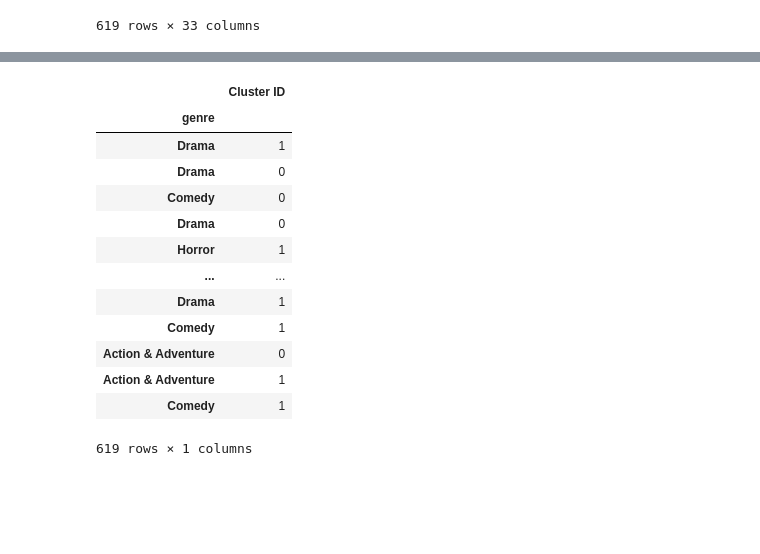
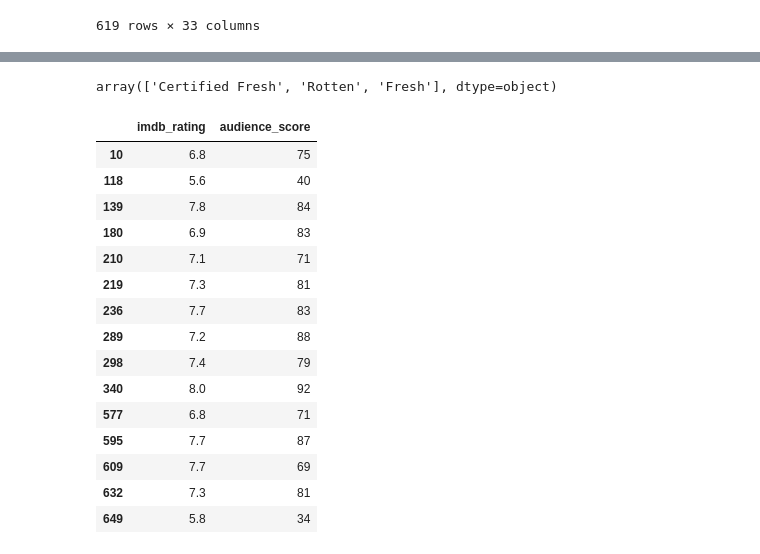
Before and after one commit to JasonTPhillipsJr/DataProcessing_P4, a Jupyter notebook: Project4.ipynb, the cells around one changed output, grey strips where cells are left out. Cells and saved outputs as stored; diff of their text form; code cells hidden in the pictures; blank space fills up the shorter version.

```diff
--- a/Project4.ipynb
+++ b/Project4.ipynb
@@ -36,3 +38,30 @@ df
 | 649 | 650 | Around the World in 80 Days | Feature Film | Action & Adventure | 120.0 | PG | Buena Vista Pictures | 2004 | ... |
 | 650 | 651 | LOL | Feature Film | Comedy | 97.0 | PG-13 | Lionsgate Films | 2012 | ... |
 619 rows × 33 columns
+# %%
+"""
+Before we proceed with anything else, we need to convert USEFUL columns to INTs
+We need columns that would help cluster a movie genre. i.e ratings, director, studios, etc.
+Some will need a simple replace to convert a string to a number.
+Others will need a different function to assign every unique string with a unique number.
+
+#Replacing Strings with numbers to use in a Cluster Model.
+df['mpaa_rating'] = df['mpaa_rating'].replace('NC-17', 6)
+df['mpaa_rating'] = df['mpaa_rating'].replace('Unrated', 5)
+df['mpaa_rating'] = df['mpaa_rating'].replace('R', 4)
+df['mpaa_rating'] = df['mpaa_rating'].replace('PG-13', 3)
+df['mpaa_rating'] = df['mpaa_rating'].replace('PG', 2)
+df['mpaa_rating'] = df['mpaa_rating'].replace('G', 1)
+
+
+#Replacing all yes/no answers with numbers.
+df = df.replace('yes', 1)
+df = df.replace('no', 0)
+
+#Replace film type with numbers
+df['title_type'] = df['title_type'].replace('Feature Film', 1)
+df['title_type'] = df['title_type'].replace('Documentary', 2)
+df['title_type'] = df['title_type'].replace('TV Movie', 3)
+
+df
+"""
@@ -38,0 +70,3 @@ df
+# %%
+df =df[df.top200_box == 'yes']
+df
@@ -39,36 +91,42 @@ df
+# %%
+df['critics_rating'].unique()
+# %% [output]
+array(['Certified Fresh', 'Rotten', 'Fresh'], dtype=object)
 # %%
 """
 What we are trying to do: Utilize clustering techniques
 to put all the movies that share some common characteristics
 in one cluster. We will use KMeans and Hierarchical analysis.
 """
 #K-means clustering
 
 #Testing different catagories for clustering
 #data = df.drop(['Unnamed: 0', 'title', 'title_type', 'genre', 'mpaa_rating', 'studio', 'critics_rating', 'audience_rating',
                # 'best_pic_nom', 'best_pic_win', 'best_actor_win', 'best_actress_win', 'best_dir_win', 'top200_box',
                #'director', 'actor1', 'actor2', 'actor3', 'actor4', 'actor5', 'imdb_url', 'rt_url', 'dvd_rel_year', 'dvd_rel_day', 'dvd_rel_month'], axis = 1)
 
-#Another Category for clustering the data.
-data = pd.DataFrame(df, columns = ["imdb_rating", "critics_score", "audience_score"])
+#Another Category for clustering the data. Select the columns you want to use to cluster a movie genre in.
+data = pd.DataFrame(df, columns = ["imdb_rating", "audience_score"])
 
-#Split the data into two clusters.
-k_means = cluster.KMeans(n_clusters = 2, max_iter = 50, random_state = 1)
-k_means.fit(data)
-labels = k_means.labels_
-pd.DataFrame(labels, index = df.genre, columns = ['Cluster ID'])
+#Include all the encoded categories now
+#data = df.drop(['Unnamed: 0', 'title', 'title_type', 'runtime', 'genre', 'studio', 'critics_rating', 'audience_rating', 'director', 'actor1', 'actor2',
+                #'actor3', 'actor4', 'actor5', 'imdb_url', 'rt_url', 'thtr_rel_year', 'thtr_rel_month', 'thtr_rel_day',
+                #'dvd_rel_month', 'dvd_rel_day', 'dvd_rel_year'], axis = 1)
+data
 # %% [output]
-|  | Cluster ID |
-| genre |  |
-| Drama | 1 |
-| Drama | 0 |
-| Comedy | 0 |
-| Drama | 0 |
-| Horror | 1 |
-| ... | ... |
-| Drama | 1 |
-| Comedy | 1 |
-| Action & Adventure | 0 |
-| Action & Adventure | 1 |
-| Comedy | 1 |
+|  | imdb_rating | audience_score |
+| 10 | 6.8 | 75 |
+| 118 | 5.6 | 40 |
+| 139 | 7.8 | 84 |
+| 180 | 6.9 | 83 |
+| 210 | 7.1 | 71 |
+| 219 | 7.3 | 81 |
+| 236 | 7.7 | 83 |
+| 289 | 7.2 | 88 |
+| 298 | 7.4 | 79 |
+| 340 | 8.0 | 92 |
+| 577 | 6.8 | 71 |
+| 595 | 7.7 | 87 |
+| 609 | 7.7 | 69 |
+| 632 | 7.3 | 81 |
+| 649 | 5.8 | 34 |
-619 rows × 1 columns
```
Also changed, not shown: parts of 11 cells of this notebook.
